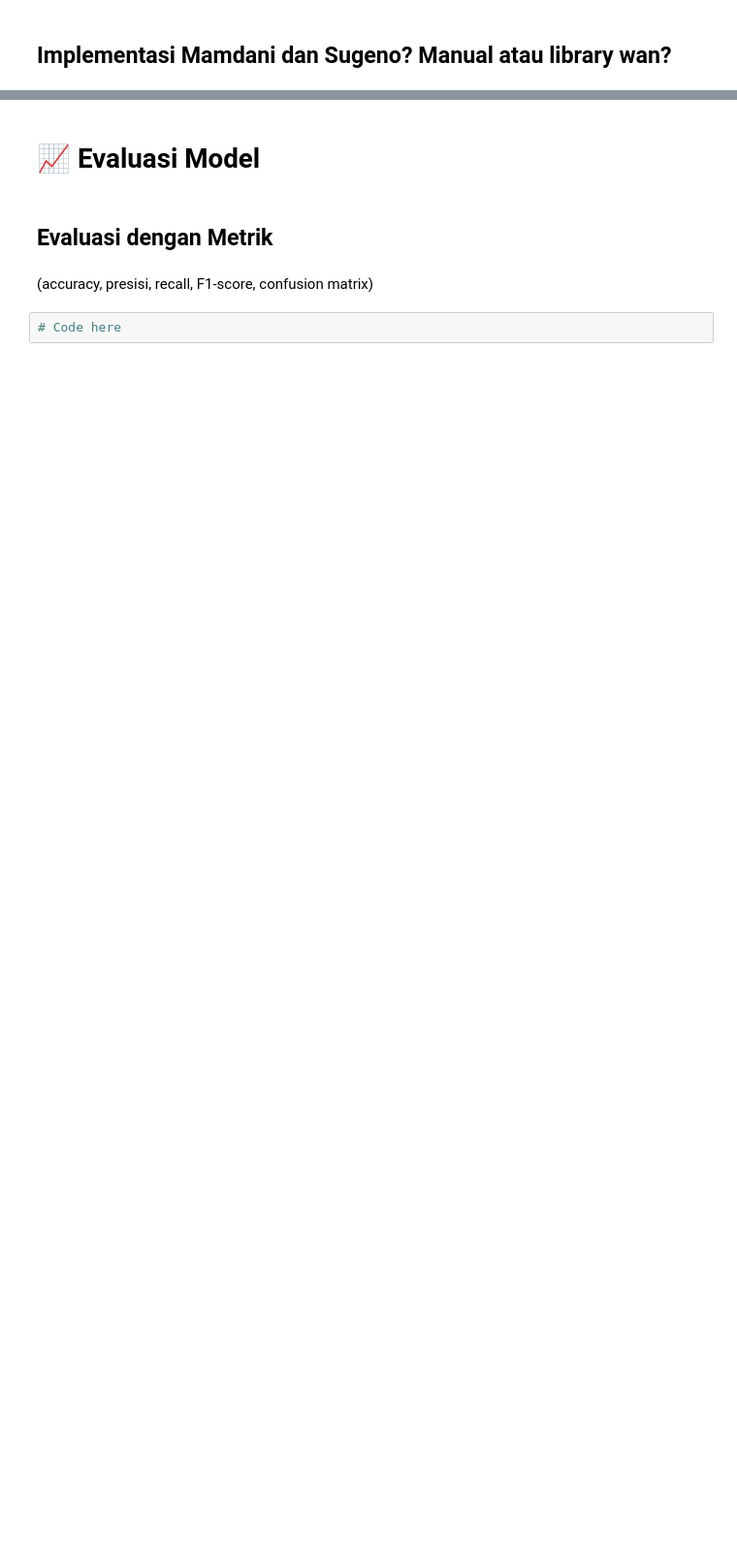
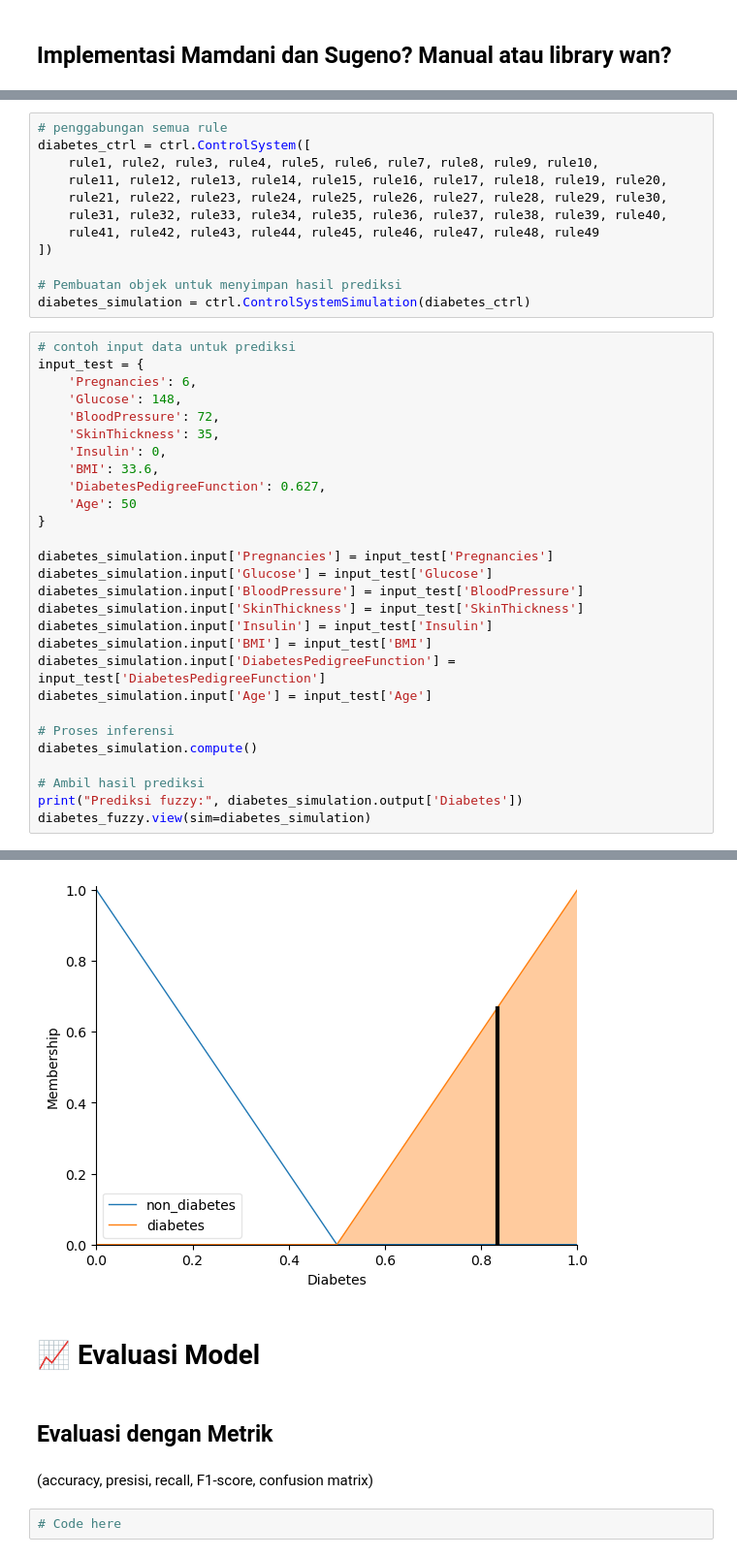
Before and after one commit to fairuztsn/yet-another-tubes-dka, a Jupyter notebook: main.ipynb, the cells around one changed output, grey strips where cells are left out. Shown at 97% size. Saved outputs shown, nothing was run; the diff lists cells and outputs as text; blank space fills up the shorter version.

```diff
--- a/main.ipynb
+++ b/main.ipynb
@@ -345,0 +536,41 @@ X_train_scaled.sample(n=5, random_state=42)
+# %%
+# penggabungan semua rule
+diabetes_ctrl = ctrl.ControlSystem([
+    rule1, rule2, rule3, rule4, rule5, rule6, rule7, rule8, rule9, rule10,
+    rule11, rule12, rule13, rule14, rule15, rule16, rule17, rule18, rule19, rule20,
+    rule21, rule22, rule23, rule24, rule25, rule26, rule27, rule28, rule29, rule30,
+    rule31, rule32, rule33, rule34, rule35, rule36, rule37, rule38, rule39, rule40,
+    rule41, rule42, rule43, rule44, rule45, rule46, rule47, rule48, rule49
+])
+
+# Pembuatan objek untuk menyimpan hasil prediksi
+diabetes_simulation = ctrl.ControlSystemSimulation(diabetes_ctrl)
+# %%
+# contoh input data untuk prediksi
+input_test = {
+    'Pregnancies': 6,
+    'Glucose': 148,
+    'BloodPressure': 72,
+    'SkinThickness': 35,
+    'Insulin': 0,
+    'BMI': 33.6,
+    'DiabetesPedigreeFunction': 0.627,
+    'Age': 50
+}
+
+diabetes_simulation.input['Pregnancies'] = input_test['Pregnancies']
+diabetes_simulation.input['Glucose'] = input_test['Glucose']
+diabetes_simulation.input['BloodPressure'] = input_test['BloodPressure']
+diabetes_simulation.input['SkinThickness'] = input_test['SkinThickness']
+diabetes_simulation.input['Insulin'] = input_test['Insulin']
+diabetes_simulation.input['BMI'] = input_test['BMI']
+diabetes_simulation.input['DiabetesPedigreeFunction'] = input_test['DiabetesPedigreeFunction']
+diabetes_simulation.input['Age'] = input_test['Age']
+
+# Proses inferensi
+diabetes_simulation.compute()
+
+# Ambil hasil prediksi
+print("Prediksi fuzzy:", diabetes_simulation.output['Diabetes'])
+diabetes_fuzzy.view(sim=diabetes_simulation)
+# %% [output]
@@ -346,3 +578,4 @@ X_train_scaled.sample(n=5, random_state=42)
+[figure, added]
 # %% [markdown]
 # 📈 Evaluasi Model
 # %% [markdown]
```
Also changed, not shown: parts of 7 cells of this notebook.
